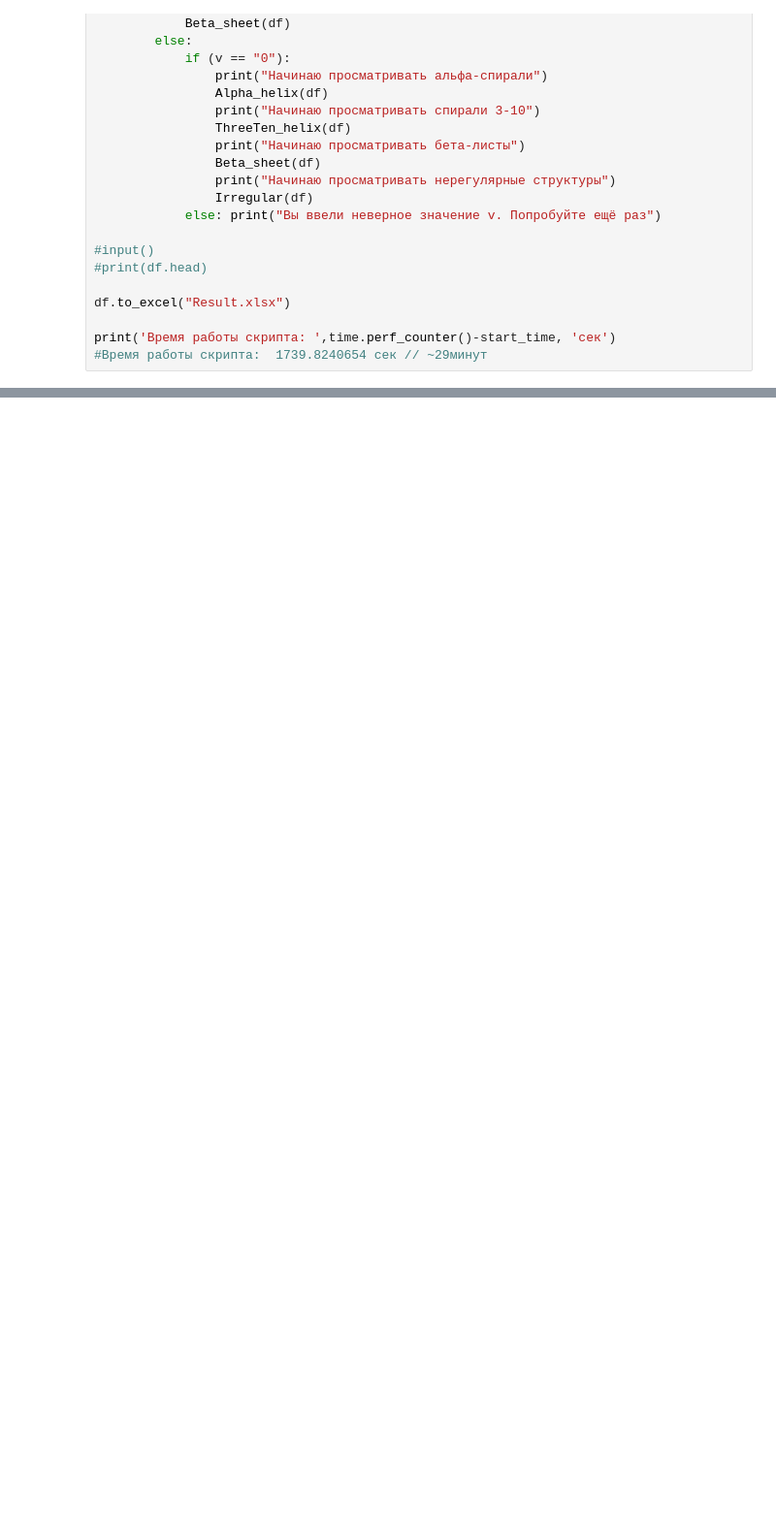
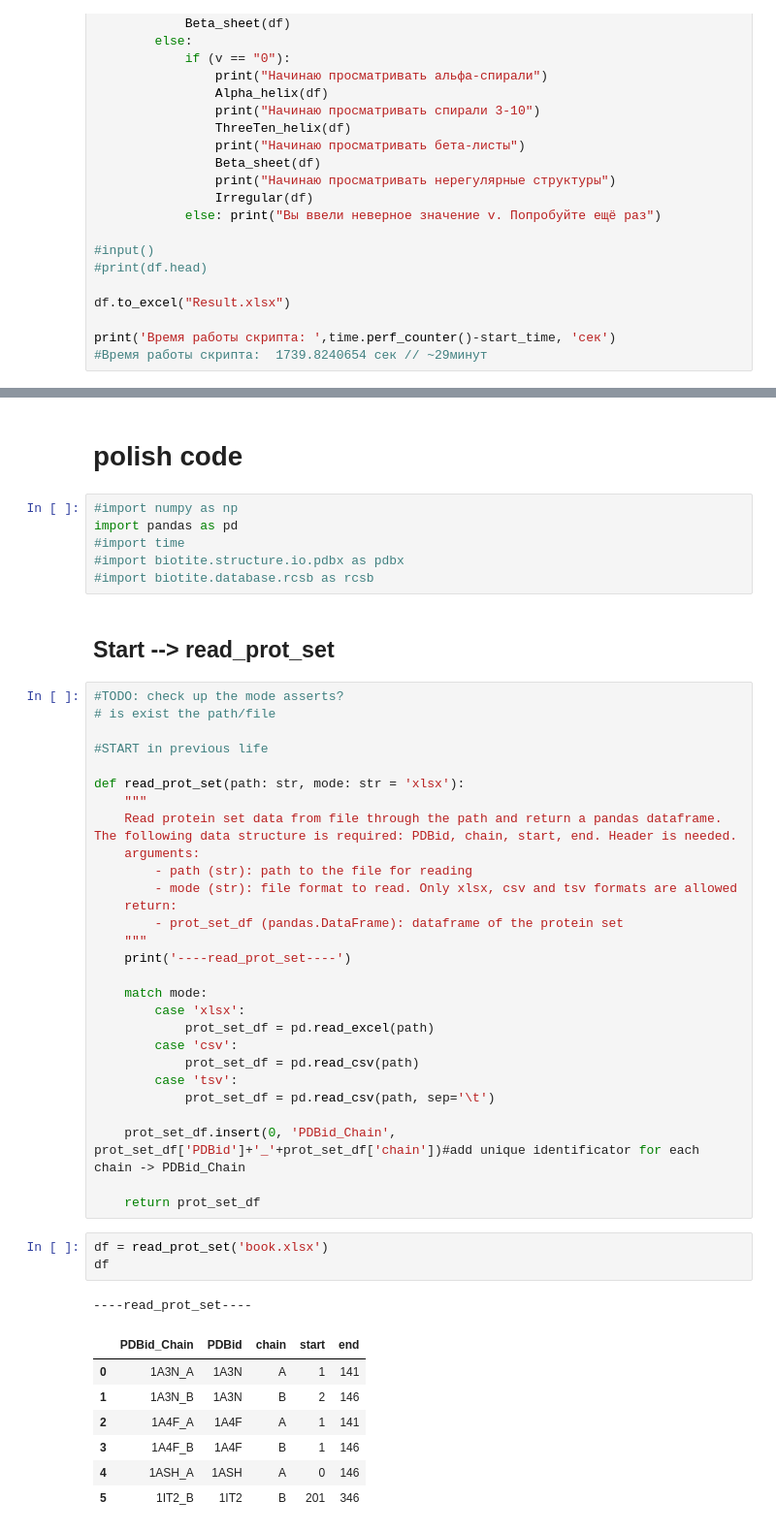
Before and after one commit to Olga-Bagrova/DistrProtStruc, a Jupyter notebook: Develop.ipynb, the cells around one changed output, grey strips where cells are left out. Shown: that part at 97% size. Drawn from its saved outputs; the diff is of its cells as text; blank space fills up the shorter version.

```diff
--- a/Develop.ipynb
+++ b/Develop.ipynb
@@ -477,0 +1090,50 @@ print('Время работы скрипта: ',time.perf_counter()-start_time,
+# %% [markdown]
+# polish code
+# %%
+#import numpy as np
+import pandas as pd
+#import time
+#import biotite.structure.io.pdbx as pdbx
+#import biotite.database.rcsb as rcsb
+# %% [markdown]
+## Start --> read_prot_set
+# %%
+#TODO: check up the mode asserts?
+# is exist the path/file
+
+#START in previous life
+
+def read_prot_set(path: str, mode: str = 'xlsx'):
+    """
+    Read protein set data from file through the path and return a pandas dataframe. The following data structure is required: PDBid, chain, start, end. Header is needed.
+    arguments:
+        - path (str): path to the file for reading
+        - mode (str): file format to read. Only xlsx, csv and tsv formats are allowed
+    return:
+        - prot_set_df (pandas.DataFrame): dataframe of the protein set
+    """
+    print('----read_prot_set----')
+
+    match mode:
+        case 'xlsx':
+            prot_set_df = pd.read_excel(path)
+        case 'csv':
+            prot_set_df = pd.read_csv(path)
+        case 'tsv':
+            prot_set_df = pd.read_csv(path, sep='\t')
+
+    prot_set_df.insert(0, 'PDBid_Chain', prot_set_df['PDBid']+'_'+prot_set_df['chain'])#add unique identificator for each chain -> PDBid_Chain
+
+    return prot_set_df
+# %%
+df = read_prot_set('book.xlsx')
+df
+# %% [output]
+----read_prot_set----
+|  | PDBid_Chain | PDBid | chain | start | end |
+| 0 | 1A3N_A | 1A3N | A | 1 | 141 |
+| 1 | 1A3N_B | 1A3N | B | 2 | 146 |
+| 2 | 1A4F_A | 1A4F | A | 1 | 141 |
+| 3 | 1A4F_B | 1A4F | B | 1 | 146 |
+| 4 | 1ASH_A | 1ASH | A | 0 | 146 |
+| 5 | 1IT2_B | 1IT2 | B | 201 | 346 |
```
Also changed, not shown: parts of 33 cells of this notebook, 3 other files.
